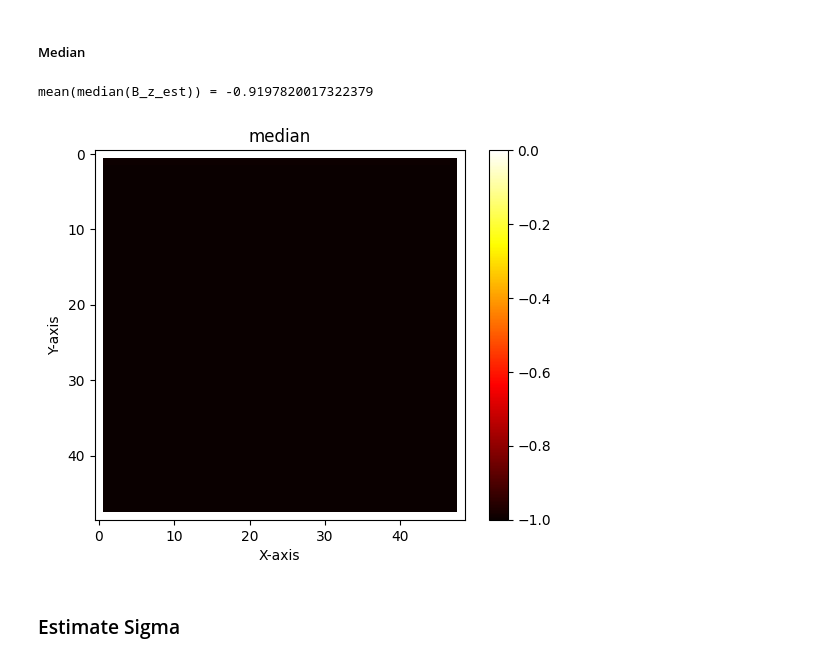
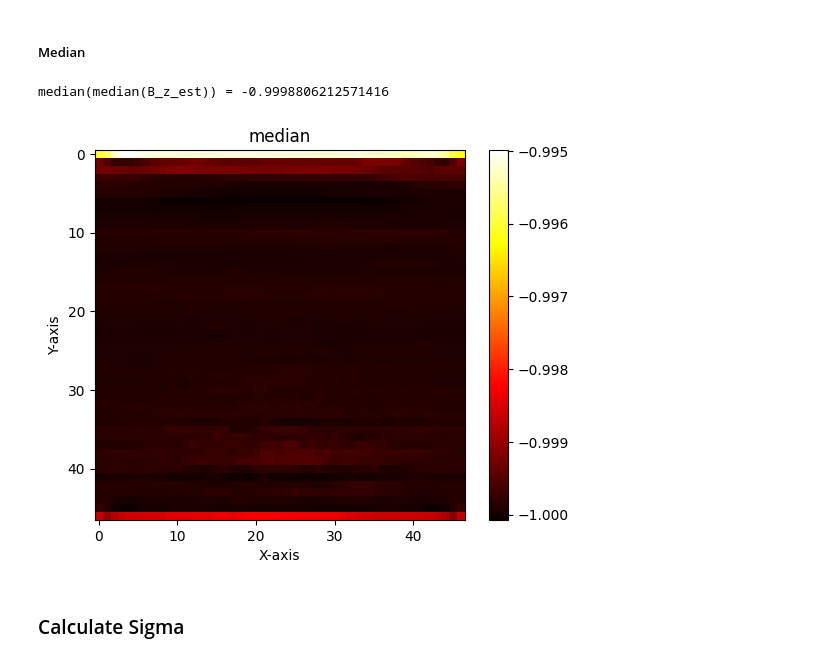
Before and after one commit to MichaelSkowronek/potential_probe_velocity_measuring, a Jupyter notebook: notebooks/sigma_and_b.ipynb, the cells around one changed output. Drawn from its saved outputs; the diff is of its cells as text; code cells hidden in the pictures.

```diff
--- a/notebooks/sigma_and_b.ipynb
+++ b/notebooks/sigma_and_b.ipynb
@@ -176,2 +234,7 @@ B_z_est = np.divide(
+# %%
+B_z_est = np.divide(
+    part_phi_y - j_y_center / sigma,
+    v_x_center,
+    )
 # %% [markdown]
 ##### Mean
@@ -243,24 +294,17 @@ mean(std(B_z_est)) = 0.9289329721304366
 ##### Median
 # %%
 median = np.median(
-        B_z_est,
-        axis=0,
-        )
-median[np.any(
-    v_x_center == 0,
+    B_z_est,
     axis=0,
-    )] = 0
-median[np.any(
-    v_x_center == 0,
-    axis=0,
-    )] = 0
-print(f"mean(median(B_z_est)) = {np.median(median)}")
+    )
+
+print(f"median(median(B_z_est)) = {np.median(median)}")
 plot_heatmap(
     median,
     title='median'
     )
 # %% [output]
-mean(median(B_z_est)) = -0.9197820017322379
+median(median(B_z_est)) = -0.9998806212571416
-[figure, old version]
+[figure, new version]
 # %% [markdown]
-### Estimate Sigma
+### Calculate Sigma
```
Also changed, not shown: parts of 15 cells of this notebook, 1 other file.
